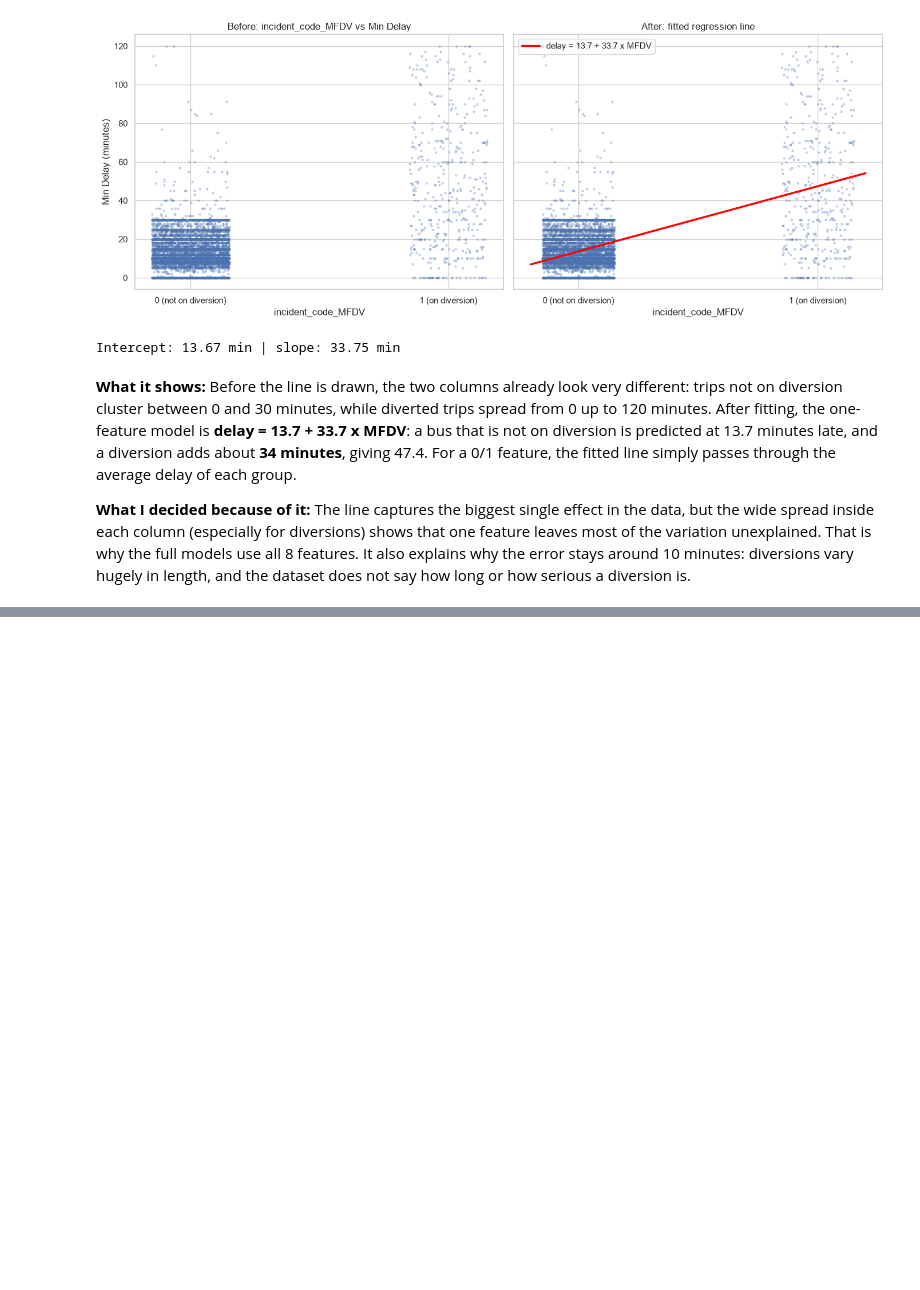
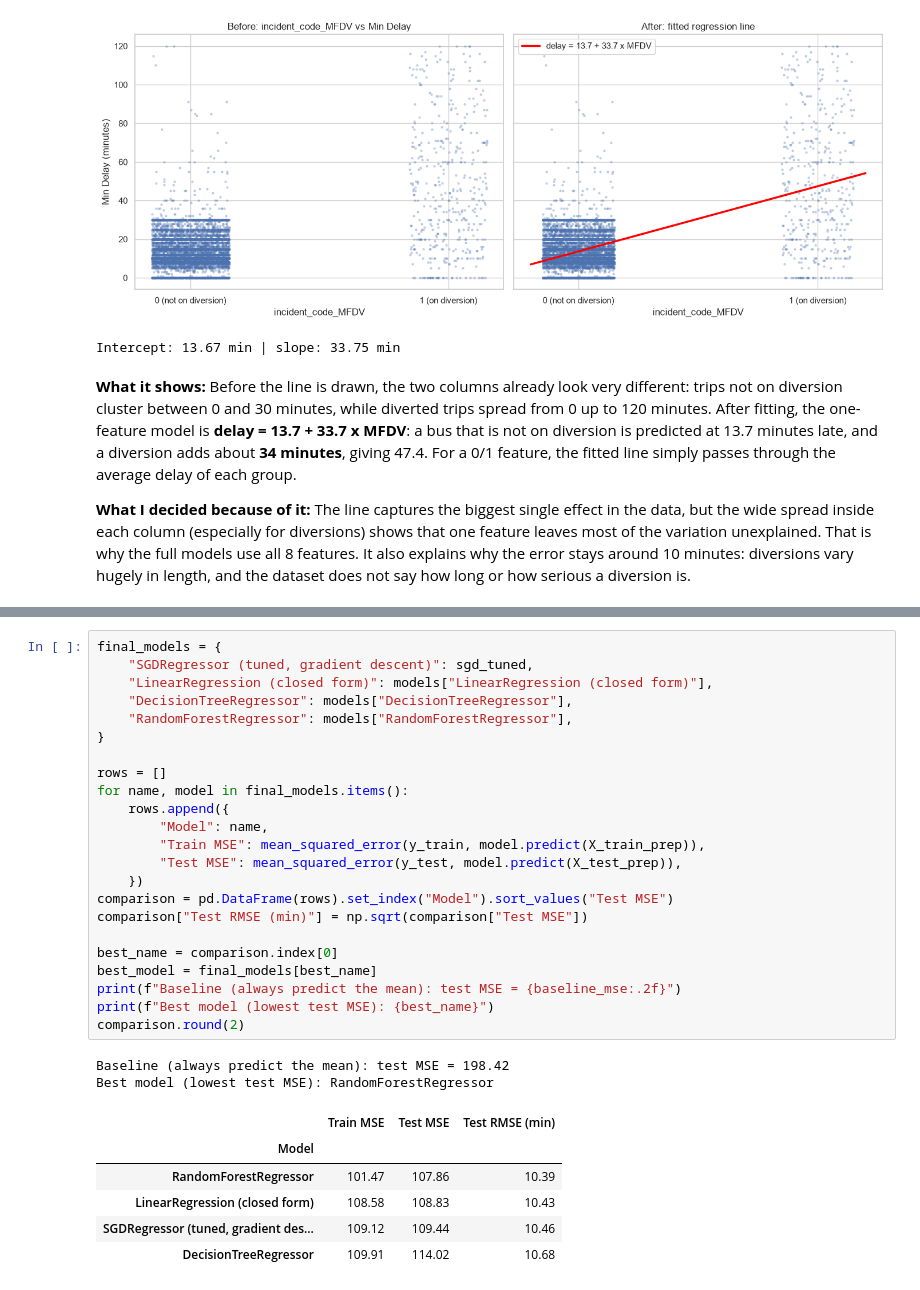
Before and after one commit to Byiringiro-saaad/linear_regression_model, a Jupyter notebook: summative/linear_regression/multivariate.ipynb, the cells around one changed output, grey strips where cells are left out. Drawn from its saved outputs; the diff is of its cells as text; blank space fills up the shorter version.

```diff
--- a/summative/linear_regression/multivariate.ipynb
+++ b/summative/linear_regression/multivariate.ipynb
@@ -723,0 +728,32 @@ Intercept: 13.67 min | slope: 33.75 min
+# %%
+final_models = {
+    "SGDRegressor (tuned, gradient descent)": sgd_tuned,
+    "LinearRegression (closed form)": models["LinearRegression (closed form)"],
+    "DecisionTreeRegressor": models["DecisionTreeRegressor"],
+    "RandomForestRegressor": models["RandomForestRegressor"],
+}
+
+rows = []
+for name, model in final_models.items():
+    rows.append({
+        "Model": name,
+        "Train MSE": mean_squared_error(y_train, model.predict(X_train_prep)),
+        "Test MSE": mean_squared_error(y_test, model.predict(X_test_prep)),
+    })
+comparison = pd.DataFrame(rows).set_index("Model").sort_values("Test MSE")
+comparison["Test RMSE (min)"] = np.sqrt(comparison["Test MSE"])
+
+best_name = comparison.index[0]
+best_model = final_models[best_name]
+print(f"Baseline (always predict the mean): test MSE = {baseline_mse:.2f}")
+print(f"Best model (lowest test MSE): {best_name}")
+comparison.round(2)
+# %% [output]
+Baseline (always predict the mean): test MSE = 198.42
+Best model (lowest test MSE): RandomForestRegressor
+|  | Train MSE | Test MSE | Test RMSE (min) |
+| Model |  |  |  |
+| RandomForestRegressor | 101.47 | 107.86 | 10.39 |
+| LinearRegression (closed form) | 108.58 | 108.83 | 10.43 |
+| SGDRegressor (tuned, gradient des... | 109.12 | 109.44 | 10.46 |
+| DecisionTreeRegressor | 109.91 | 114.02 | 10.68 |
```
Also changed, not shown: parts of 11 cells of this notebook, 2 other files.
